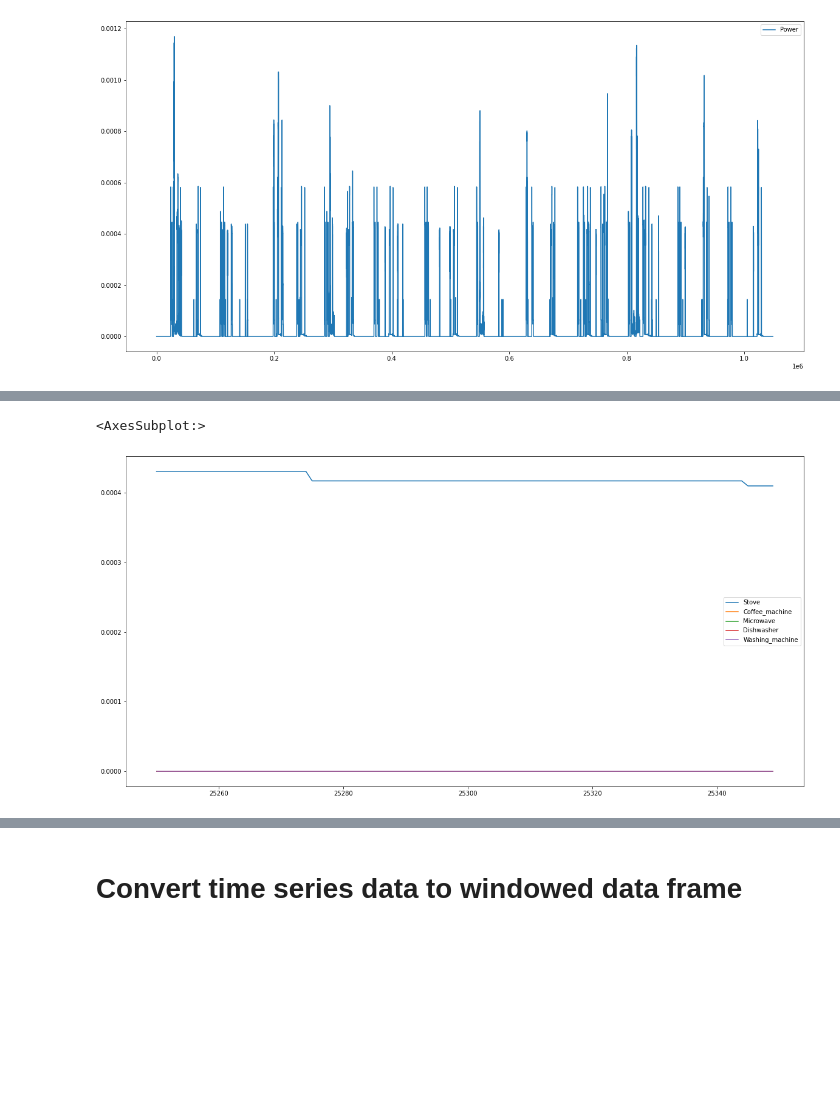
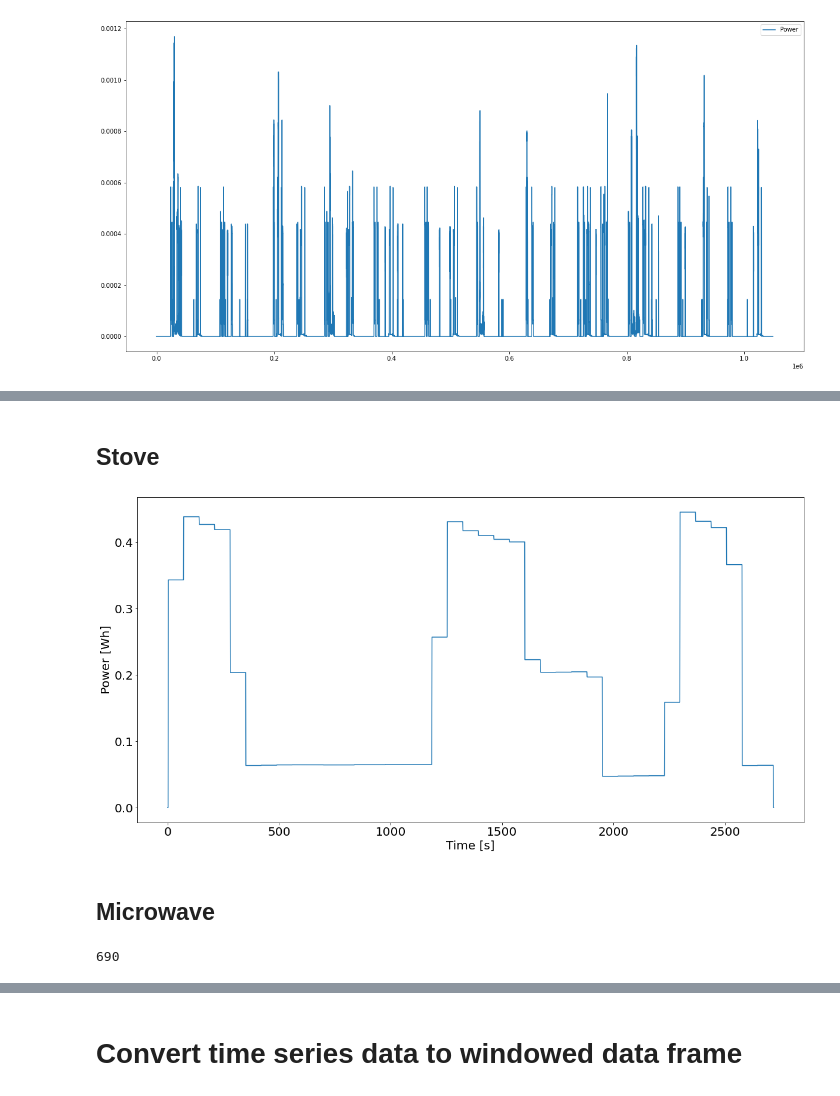
Before and after one commit to akletini/Forschungsprojekt, a Jupyter notebook: Main.ipynb, the cells around one changed output, grey strips where cells are left out. Drawn from its saved outputs; the diff is of its cells as text; code cells hidden in the pictures; blank space fills up the shorter version.

```diff
--- a/Main.ipynb
+++ b/Main.ipynb
@@ -66,6 +81,17 @@ df.iloc[152400:152600].plot(y=appliances, figsize=(20, 10))
+# %% [markdown]
+## Stove
 # %%
-## why coffee machines dont work well
-df.iloc[25250:25350].plot(y=appliances, figsize=(20, 10))
+plt.ylabel("Power [Wh]", fontsize=20)
+plt.xlabel("Time [s]", fontsize=20)
+df["Stove"].iloc[23950:26670].mul(1000).plot(
+    y=appliances, figsize=(20, 10), use_index=False, fontsize=20
+)
+plt.savefig("stove.png", bbox_inches="tight")
 # %% [output]
-<AxesSubplot:>
-[figure, old version]
+[figure, new version]
+# %% [markdown]
+## Microwave
+# %%
+38680 - 37990
+# %% [output]
+690
```
Also changed, not shown: parts of 19 cells of this notebook.
